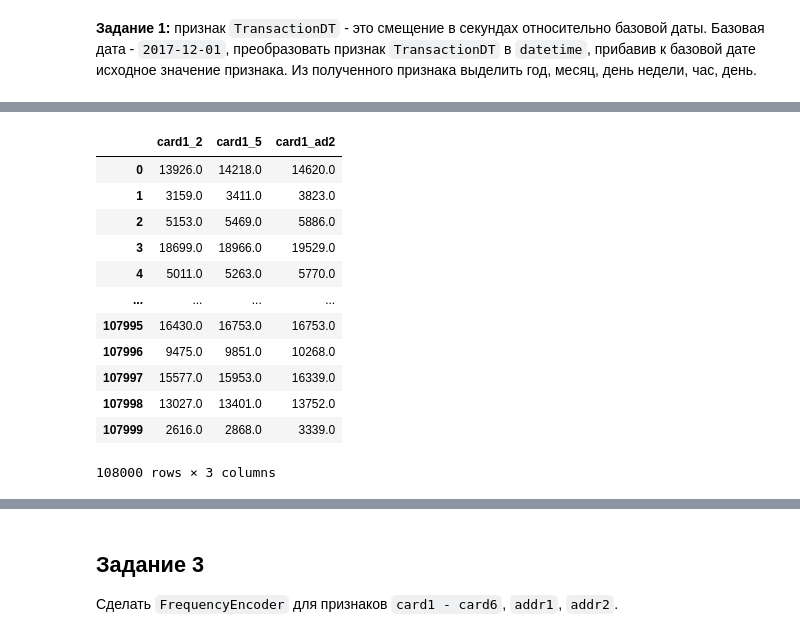
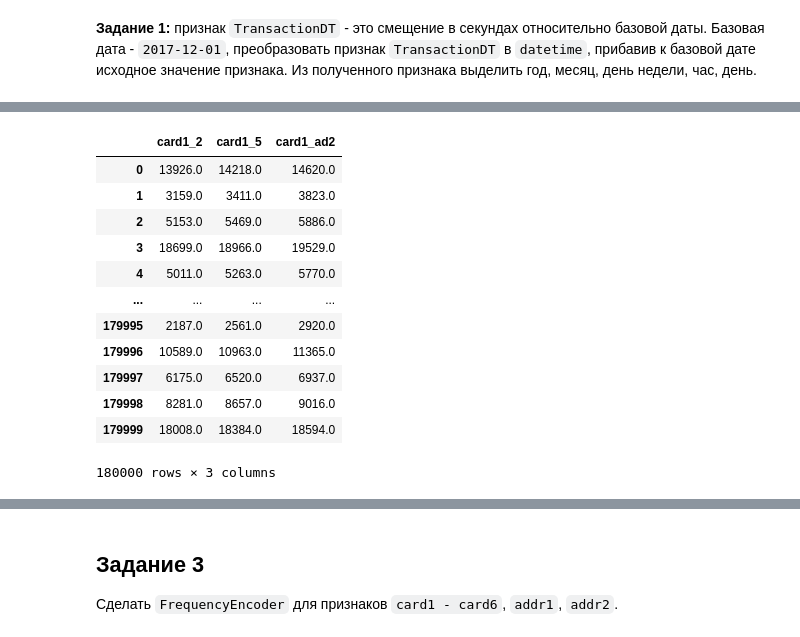
Before and after one commit to evelisko/GB_SDA_Kaggle, a Jupyter notebook: Lesson 5/HW_kaggle_Lesson_5.ipynb, the cells around one changed output, grey strips where cells are left out. Saved outputs shown, nothing was run; the diff lists cells and outputs as text; code cells hidden in the pictures.

```diff
--- a/Lesson 5/HW_kaggle_Lesson_5.ipynb
+++ b/Lesson 5/HW_kaggle_Lesson_5.ipynb
@@ -124,7 +101,7 @@ x_lb.shape = 100001 rows, 392 cols
 
 categorical = []
 numerical = []
-for col, value in x_train.iteritems():
+for col, value in public_df.iteritems():
     if value.dtype == 'object':
         categorical.append(col)
     else:
@@ -139,9 +116,5 @@ x_train[categorical].head(5)
 | 3 | W | mastercard | debit | yahoo.com | NaN | NaN | NaN | NaN | M0 | ... |
 | 4 | H | mastercard | credit | gmail.com | NaN | NaN | NaN | NaN | NaN | ... |
 # %%
-# Выделим числовые и категриальные переменные.
-
-x_train[categorical]=x_train[categorical].astype('category')
-x_test[categorical]=x_test[categorical].astype('category')
-x_val[categorical]=x_val[categorical].astype('category')
-x_lb[categorical]=x_lb[categorical].astype('category')
+ # Выделим числовые и категриальные переменные.
+public_df[categorical]=public_df[categorical].astype('category')
@@ -228,0 +217,2 @@ data_time_converter(x_lb)
+# %%
+public_df = public_df.drop(["TransactionDT"], axis=1)
@@ -313,16 +326,16 @@ feature_concatinate(x_lb)
 # %%
-x_train[['card1_2','card1_5','card1_ad2']]
+public_df[['card1_2','card1_5','card1_ad2']]
 # %% [output]
 |  | card1_2 | card1_5 | card1_ad2 |
 | 0 | 13926.0 | 14218.0 | 14620.0 |
 | 1 | 3159.0 | 3411.0 | 3823.0 |
 | 2 | 5153.0 | 5469.0 | 5886.0 |
 | 3 | 18699.0 | 18966.0 | 19529.0 |
 | 4 | 5011.0 | 5263.0 | 5770.0 |
 | ... | ... | ... | ... |
-| 107995 | 16430.0 | 16753.0 | 16753.0 |
-| 107996 | 9475.0 | 9851.0 | 10268.0 |
-| 107997 | 15577.0 | 15953.0 | 16339.0 |
-| 107998 | 13027.0 | 13401.0 | 13752.0 |
-| 107999 | 2616.0 | 2868.0 | 3339.0 |
+| 179995 | 2187.0 | 2561.0 | 2920.0 |
+| 179996 | 10589.0 | 10963.0 | 11365.0 |
+| 179997 | 6175.0 | 6520.0 | 6937.0 |
+| 179998 | 8281.0 | 8657.0 | 9016.0 |
+| 179999 | 18008.0 | 18384.0 | 18594.0 |
-108000 rows × 3 columns
+180000 rows × 3 columns
```
Also changed, not shown: parts of 57 cells of this notebook.
